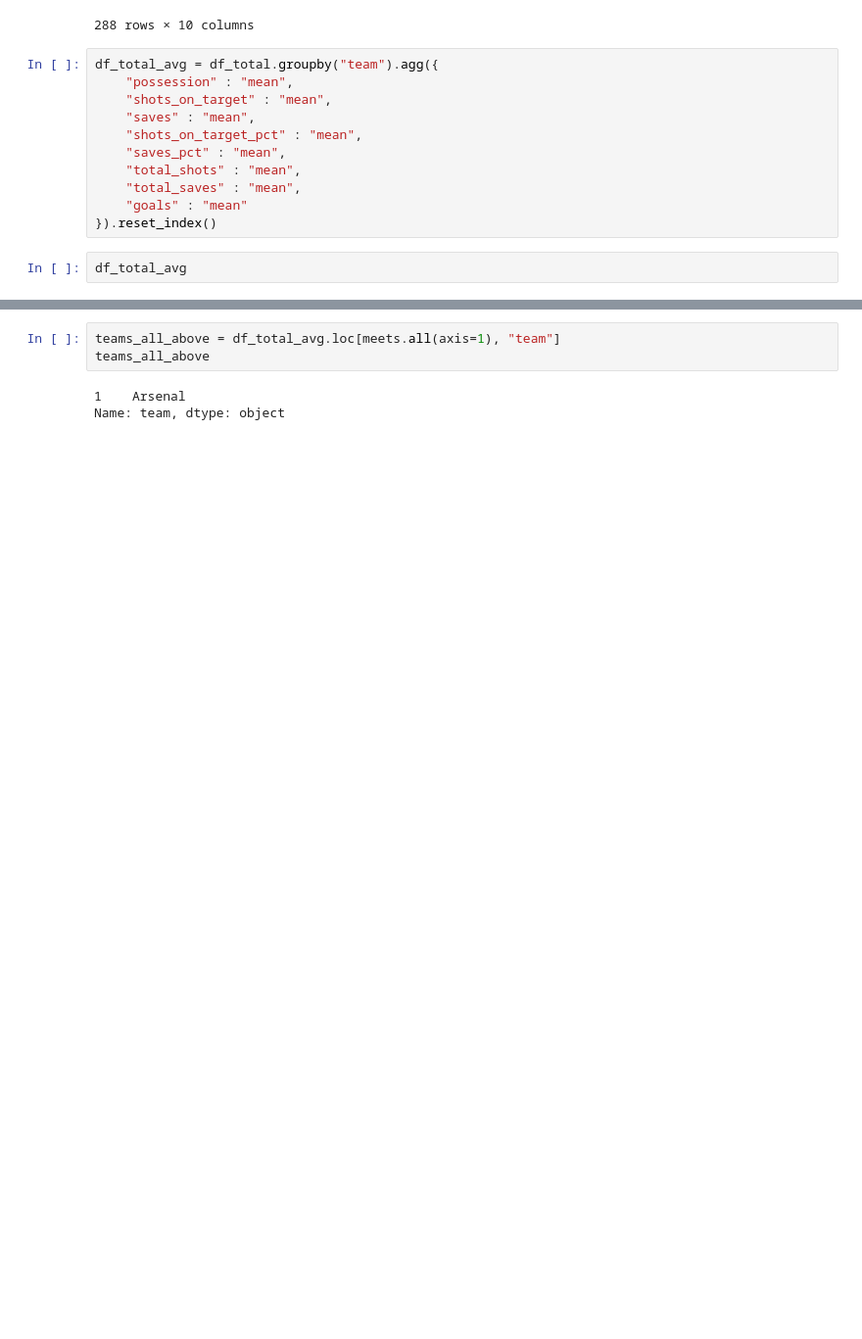
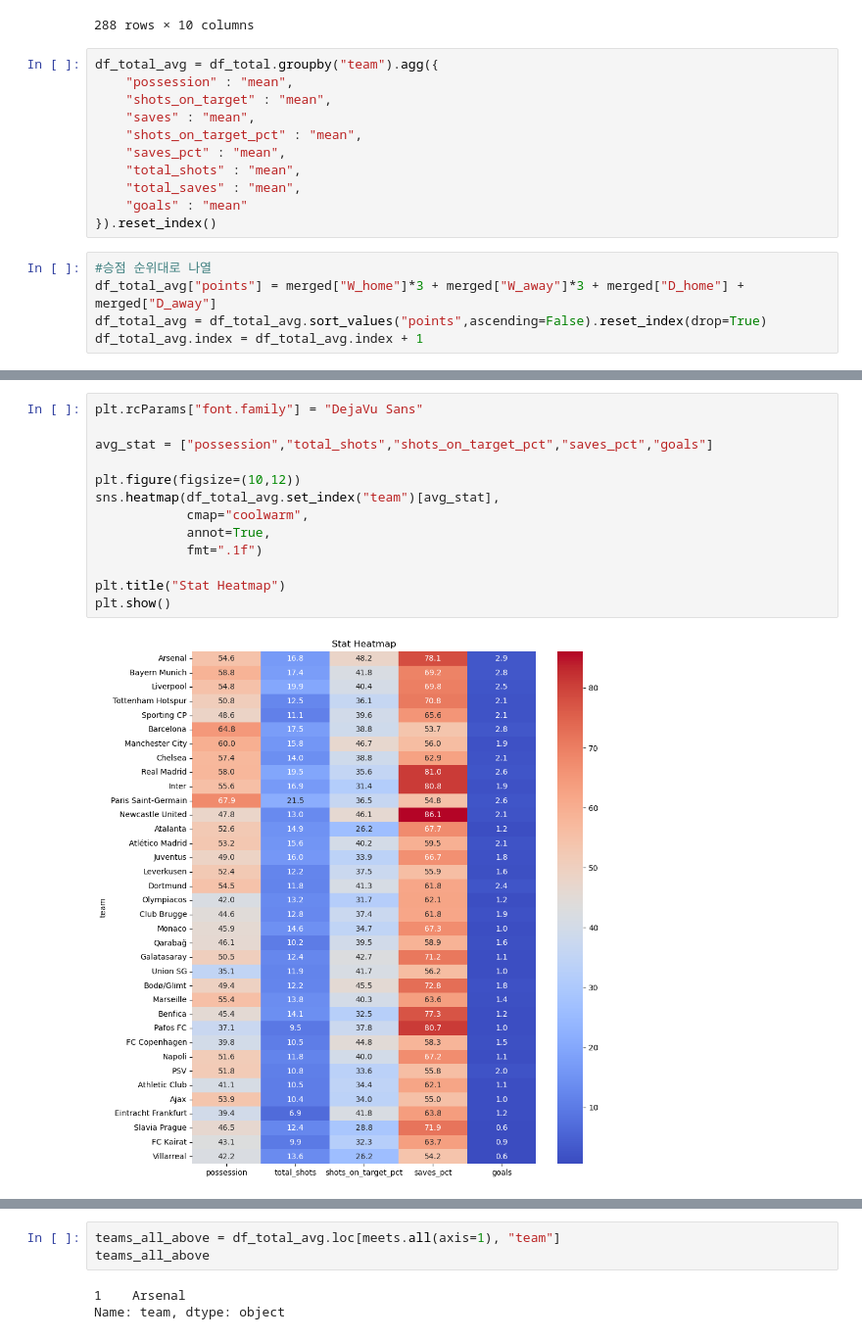
Before and after one commit to None425/25-26ChampionsLeaguePhase_Analysis, a Jupyter notebook: champs_2526/notebooks/champs.ipynb, the cells around one changed output, grey strips where cells are left out. Shown at 98% size. Drawn from its saved outputs; the diff is of its cells as text; blank space fills up the shorter version.

```diff
--- a/champs_2526/notebooks/champs.ipynb
+++ b/champs_2526/notebooks/champs.ipynb
@@ -593,4 +624,7 @@ df_total_avg = df_total.groupby("team").agg({
     "goals" : "mean"
 }).reset_index()
 # %%
-df_total_avg
+#승점 순위대로 나열
+df_total_avg["points"] = merged["W_home"]*3 + merged["W_away"]*3 + merged["D_home"] + merged["D_away"]
+df_total_avg = df_total_avg.sort_values("points",ascending=False).reset_index(drop=True)
+df_total_avg.index = df_total_avg.index + 1
@@ -614,0 +651,15 @@ df_total_avg
+# %%
+plt.rcParams["font.family"] = "DejaVu Sans"
+
+avg_stat = ["possession","total_shots","shots_on_target_pct","saves_pct","goals"]
+
+plt.figure(figsize=(10,12))
+sns.heatmap(df_total_avg.set_index("team")[avg_stat],
+            cmap="coolwarm",
+            annot=True,
+            fmt=".1f")
+
+plt.title("Stat Heatmap")
+plt.show()
+# %% [output]
+[figure, added]
```
Also changed, not shown: parts of 19 cells of this notebook.
